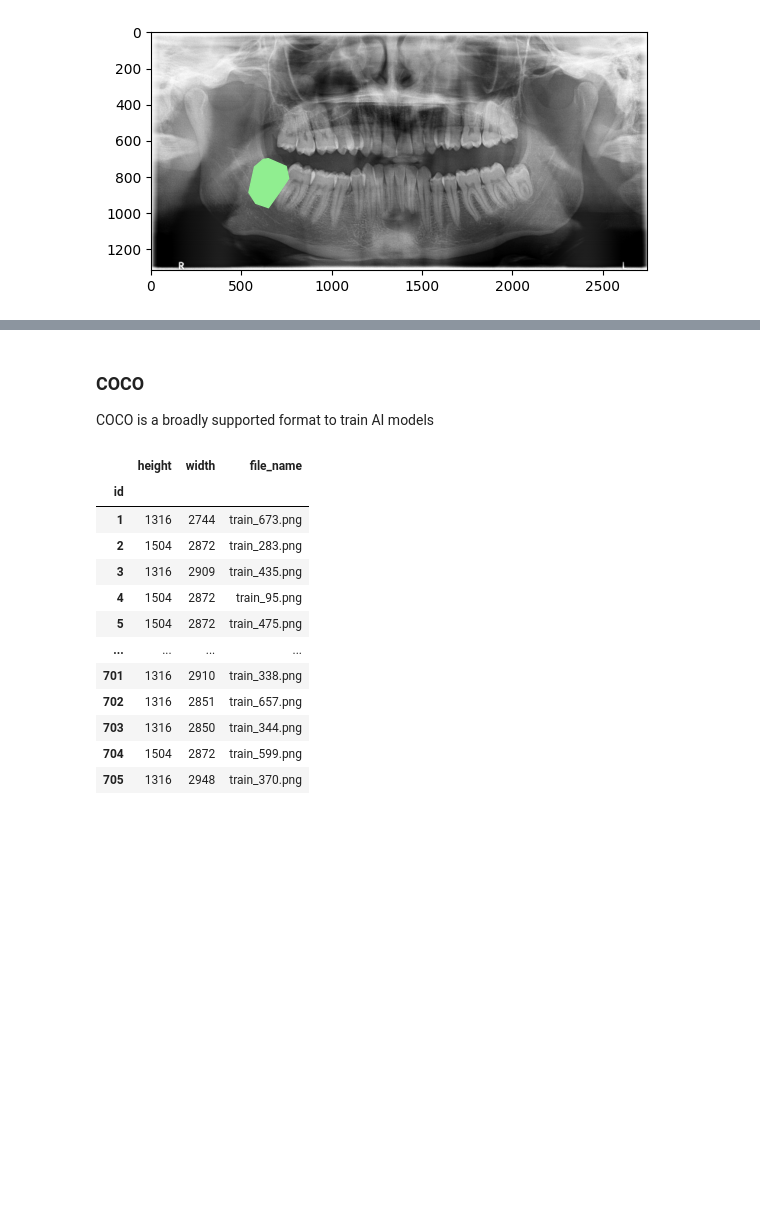
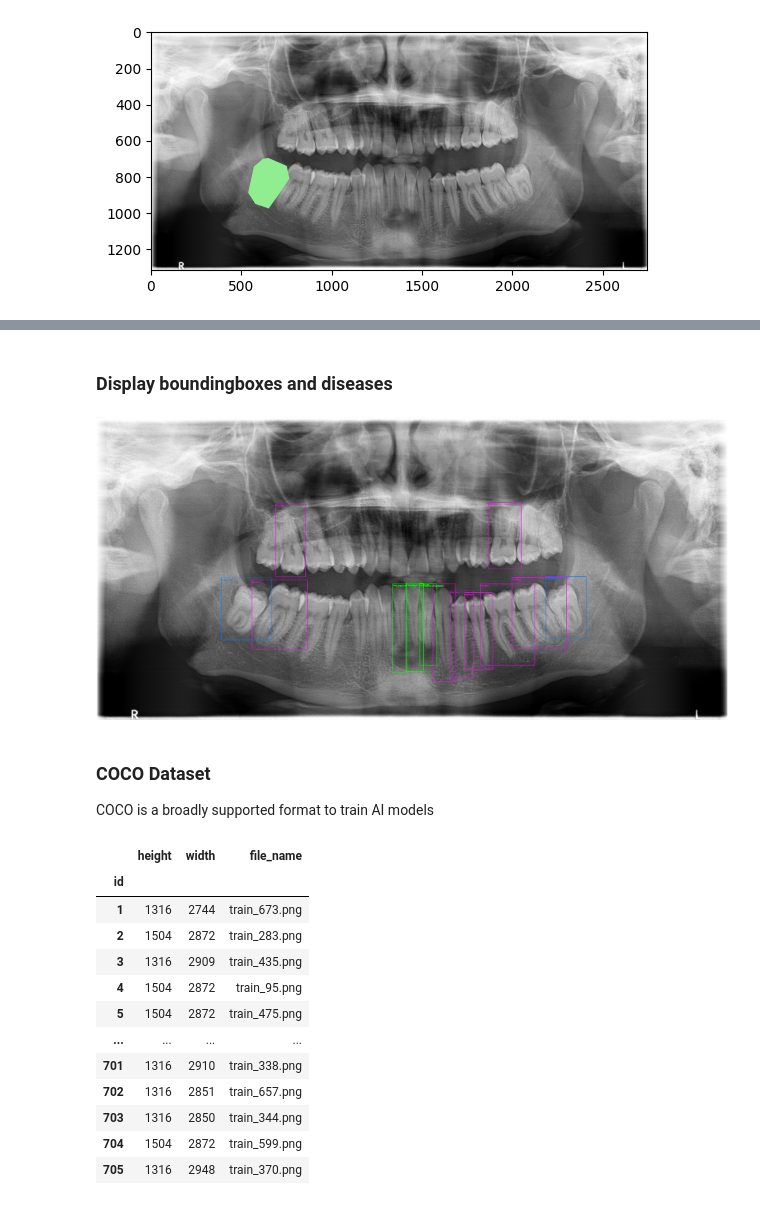
Before and after one commit to HSLU-Projects/MALDASC, a Jupyter notebook: 1_Data_Analysis_Preprocessing.ipynb, the cells around one changed output, grey strips where cells are left out. Cells and saved outputs as stored; diff of their text form; code cells hidden in the pictures; blank space fills up the shorter version.

Commit message:
fix: improved data analysis to multiple bounding boxes and categories in one image

```diff
--- a/1_Data_Analysis_Preprocessing.ipynb
+++ b/1_Data_Analysis_Preprocessing.ipynb
@@ -292,0 +405,7 @@ plt.imshow(image)
+# %%
+disease_dict = {
+    0: "Impacted",
+    1: "Caries",
+    2: "Periapical Lesion",
+    3: "Deep Caries"
+}
@@ -293,5 +467,40 @@ plt.imshow(image)
+# %% [markdown]
+### Display boundingboxes and diseases
+# %%
+image_df = target_df.head(1)
+# %%
+def convert_bbox(bbox):
+    return box_convert(torch.Tensor(bbox), 'xywh', 'xyxy')
+# %%
+# Get the file ID of the first image file
+file_path = os.path.join(data_dir, image_df['file_name'][0])
+
+# Open the associated image file as a RGB image
+sample_img = Image.open(file_path).convert('L')
+
+# Extract the labels and bounding box annotations for the sample image
+labels = [disease_dict[label] for label in image_df.loc[0]['disease']]
+class_names = list(set(labels))
+bboxes = np.array(convert_bbox(image_df.loc[0]['bbox']), dtype=np.float32).reshape(len(labels), 4)
+
+# Annotate the sample image with labels and bounding boxes
+draw_bboxes = partial(draw_bounding_boxes, fill=False, width=2)
+colors = distinctipy.get_colors(4)
+int_colors = [tuple(int(c*255) for c in color) for color in colors]
+
+# Annotate the sample image with labels and bounding boxes
+annotated_tensor = draw_bboxes(
+    image=transforms.PILToTensor()(sample_img),
+    boxes=BoundingBoxes(bboxes, format='xyxy', canvas_size=sample_img.size[::-1]),
+    labels=labels,
+    colors=[int_colors[i] for i in [class_names.index(label) for label in labels]]
+)
+
+tensor_to_pil(annotated_tensor)
+# %% [output]
+[figure, added]
 # %% [markdown]
-### COCO
+### COCO Dataset
 COCO is a broadly supported format to train AI models
 # %%
 with open("./dentex_dataset/coco/disease_all/annotations/instances_train2017.json", "r") as json_file:
```
Also changed, not shown: parts of 9 cells of this notebook.
